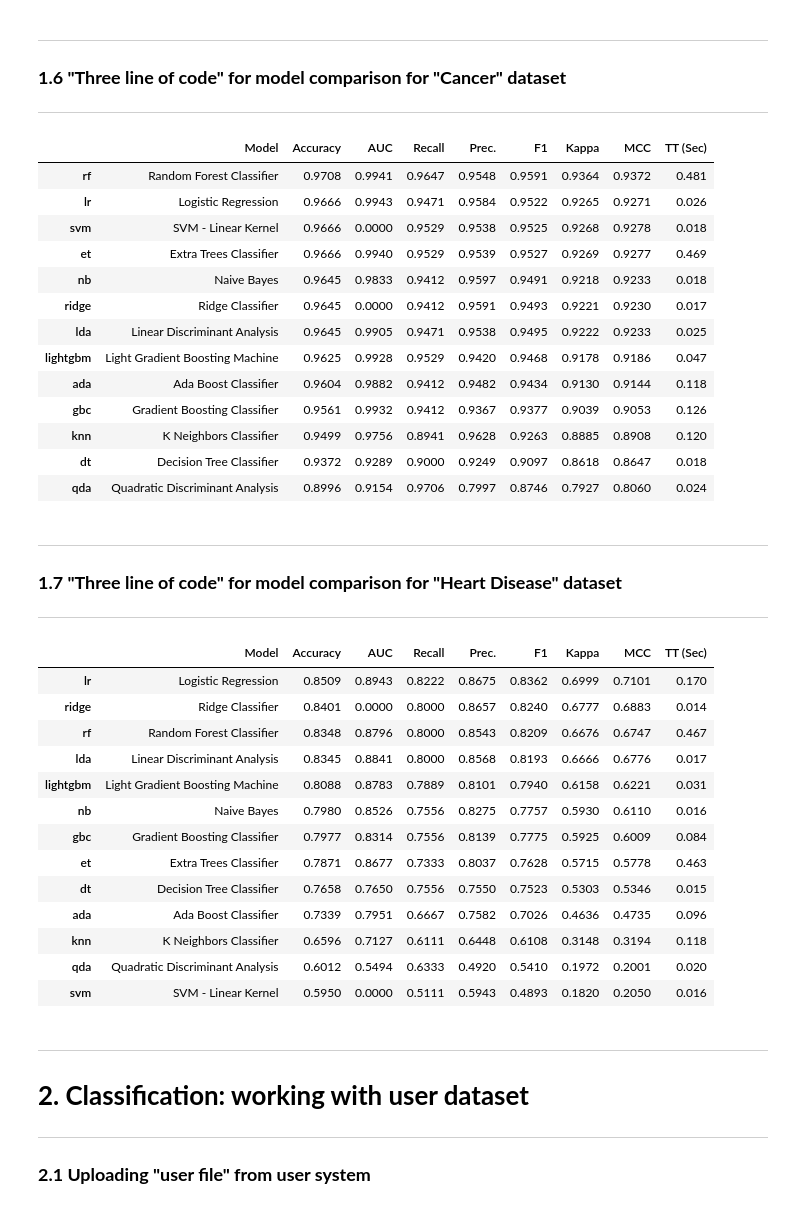
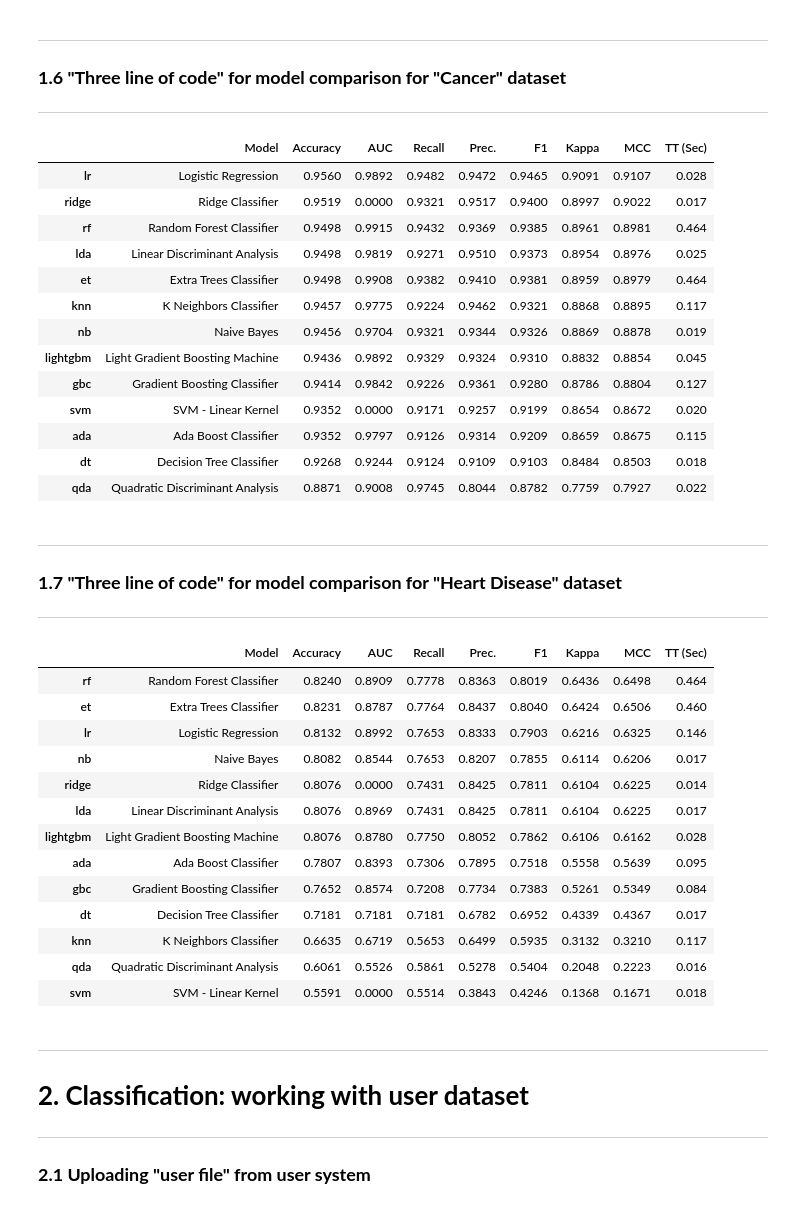
Before and after one commit to psrana/Machine-Learning-using-PyCaret, a Jupyter notebook: 02_PyCaret_for_Classification_with_Results.ipynb, the cells around one changed output. Drawn from its saved outputs; the diff is of its cells as text; code cells hidden in the pictures.

```diff
--- a/02_PyCaret_for_Classification_with_Results.ipynb
+++ b/02_PyCaret_for_Classification_with_Results.ipynb
@@ -149,25 +150,25 @@ cm = compare_models()
 # %%
 from pycaret.datasets import get_data
 from pycaret.classification import *
 
 cancerDataSet = get_data("cancer")
-s = setup(data = cancerDataSet, target='Class', silent=True)
+s = setup(data = cancerDataSet, target='Class', train_size = 0.7, data_split_shuffle = False, silent=True)
 cm = compare_models()
 # %% [output]
 |  | Model | Accuracy | AUC | Recall | Prec. | F1 | Kappa | MCC | TT (Sec) |
-| rf | Random Forest Classifier | 0.9708 | 0.9941 | 0.9647 | 0.9548 | 0.9591 | 0.9364 | 0.9372 | 0.481 |
-| lr | Logistic Regression | 0.9666 | 0.9943 | 0.9471 | 0.9584 | 0.9522 | 0.9265 | 0.9271 | 0.026 |
-| svm | SVM - Linear Kernel | 0.9666 | 0.0000 | 0.9529 | 0.9538 | 0.9525 | 0.9268 | 0.9278 | 0.018 |
-| et | Extra Trees Classifier | 0.9666 | 0.9940 | 0.9529 | 0.9539 | 0.9527 | 0.9269 | 0.9277 | 0.469 |
-| nb | Naive Bayes | 0.9645 | 0.9833 | 0.9412 | 0.9597 | 0.9491 | 0.9218 | 0.9233 | 0.018 |
-| ridge | Ridge Classifier | 0.9645 | 0.0000 | 0.9412 | 0.9591 | 0.9493 | 0.9221 | 0.9230 | 0.017 |
-| lda | Linear Discriminant Analysis | 0.9645 | 0.9905 | 0.9471 | 0.9538 | 0.9495 | 0.9222 | 0.9233 | 0.025 |
-| lightgbm | Light Gradient Boosting Machine | 0.9625 | 0.9928 | 0.9529 | 0.9420 | 0.9468 | 0.9178 | 0.9186 | 0.047 |
-| ada | Ada Boost Classifier | 0.9604 | 0.9882 | 0.9412 | 0.9482 | 0.9434 | 0.9130 | 0.9144 | 0.118 |
-| gbc | Gradient Boosting Classifier | 0.9561 | 0.9932 | 0.9412 | 0.9367 | 0.9377 | 0.9039 | 0.9053 | 0.126 |
-| knn | K Neighbors Classifier | 0.9499 | 0.9756 | 0.8941 | 0.9628 | 0.9263 | 0.8885 | 0.8908 | 0.120 |
-| dt | Decision Tree Classifier | 0.9372 | 0.9289 | 0.9000 | 0.9249 | 0.9097 | 0.8618 | 0.8647 | 0.018 |
-| qda | Quadratic Discriminant Analysis | 0.8996 | 0.9154 | 0.9706 | 0.7997 | 0.8746 | 0.7927 | 0.8060 | 0.024 |
+| lr | Logistic Regression | 0.9560 | 0.9892 | 0.9482 | 0.9472 | 0.9465 | 0.9091 | 0.9107 | 0.028 |
+| ridge | Ridge Classifier | 0.9519 | 0.0000 | 0.9321 | 0.9517 | 0.9400 | 0.8997 | 0.9022 | 0.017 |
+| rf | Random Forest Classifier | 0.9498 | 0.9915 | 0.9432 | 0.9369 | 0.9385 | 0.8961 | 0.8981 | 0.464 |
+| lda | Linear Discriminant Analysis | 0.9498 | 0.9819 | 0.9271 | 0.9510 | 0.9373 | 0.8954 | 0.8976 | 0.025 |
+| et | Extra Trees Classifier | 0.9498 | 0.9908 | 0.9382 | 0.9410 | 0.9381 | 0.8959 | 0.8979 | 0.464 |
+| knn | K Neighbors Classifier | 0.9457 | 0.9775 | 0.9224 | 0.9462 | 0.9321 | 0.8868 | 0.8895 | 0.117 |
+| nb | Naive Bayes | 0.9456 | 0.9704 | 0.9321 | 0.9344 | 0.9326 | 0.8869 | 0.8878 | 0.019 |
+| lightgbm | Light Gradient Boosting Machine | 0.9436 | 0.9892 | 0.9329 | 0.9324 | 0.9310 | 0.8832 | 0.8854 | 0.045 |
+| gbc | Gradient Boosting Classifier | 0.9414 | 0.9842 | 0.9226 | 0.9361 | 0.9280 | 0.8786 | 0.8804 | 0.127 |
+| svm | SVM - Linear Kernel | 0.9352 | 0.0000 | 0.9171 | 0.9257 | 0.9199 | 0.8654 | 0.8672 | 0.020 |
+| ada | Ada Boost Classifier | 0.9352 | 0.9797 | 0.9126 | 0.9314 | 0.9209 | 0.8659 | 0.8675 | 0.115 |
+| dt | Decision Tree Classifier | 0.9268 | 0.9244 | 0.9124 | 0.9109 | 0.9103 | 0.8484 | 0.8503 | 0.018 |
+| qda | Quadratic Discriminant Analysis | 0.8871 | 0.9008 | 0.9745 | 0.8044 | 0.8782 | 0.7759 | 0.7927 | 0.022 |
 # %% [markdown]
 ---
 ### **1.7 "Three line of code" for model comparison for "Heart Disease" dataset**
@@ -177,23 +178,23 @@ from pycaret.datasets import get_data
 from pycaret.classification import *
 
 heartDiseaseDataSet = get_data("heart_disease")
-s = setup(data = heartDiseaseDataSet, target='Disease', silent=True)
+s = setup(data = heartDiseaseDataSet, target='Disease', train_size = 0.7, data_split_shuffle = False, silent=True)
 cm = compare_models()
 # %% [output]
 |  | Model | Accuracy | AUC | Recall | Prec. | F1 | Kappa | MCC | TT (Sec) |
-| lr | Logistic Regression | 0.8509 | 0.8943 | 0.8222 | 0.8675 | 0.8362 | 0.6999 | 0.7101 | 0.170 |
-| ridge | Ridge Classifier | 0.8401 | 0.0000 | 0.8000 | 0.8657 | 0.8240 | 0.6777 | 0.6883 | 0.014 |
-| rf | Random Forest Classifier | 0.8348 | 0.8796 | 0.8000 | 0.8543 | 0.8209 | 0.6676 | 0.6747 | 0.467 |
-| lda | Linear Discriminant Analysis | 0.8345 | 0.8841 | 0.8000 | 0.8568 | 0.8193 | 0.6666 | 0.6776 | 0.017 |
-| lightgbm | Light Gradient Boosting Machine | 0.8088 | 0.8783 | 0.7889 | 0.8101 | 0.7940 | 0.6158 | 0.6221 | 0.031 |
-| nb | Naive Bayes | 0.7980 | 0.8526 | 0.7556 | 0.8275 | 0.7757 | 0.5930 | 0.6110 | 0.016 |
-| gbc | Gradient Boosting Classifier | 0.7977 | 0.8314 | 0.7556 | 0.8139 | 0.7775 | 0.5925 | 0.6009 | 0.084 |
-| et | Extra Trees Classifier | 0.7871 | 0.8677 | 0.7333 | 0.8037 | 0.7628 | 0.5715 | 0.5778 | 0.463 |
-| dt | Decision Tree Classifier | 0.7658 | 0.7650 | 0.7556 | 0.7550 | 0.7523 | 0.5303 | 0.5346 | 0.015 |
-| ada | Ada Boost Classifier | 0.7339 | 0.7951 | 0.6667 | 0.7582 | 0.7026 | 0.4636 | 0.4735 | 0.096 |
-| knn | K Neighbors Classifier | 0.6596 | 0.7127 | 0.6111 | 0.6448 | 0.6108 | 0.3148 | 0.3194 | 0.118 |
-| qda | Quadratic Discriminant Analysis | 0.6012 | 0.5494 | 0.6333 | 0.4920 | 0.5410 | 0.1972 | 0.2001 | 0.020 |
-| svm | SVM - Linear Kernel | 0.5950 | 0.0000 | 0.5111 | 0.5943 | 0.4893 | 0.1820 | 0.2050 | 0.016 |
+| rf | Random Forest Classifier | 0.8240 | 0.8909 | 0.7778 | 0.8363 | 0.8019 | 0.6436 | 0.6498 | 0.464 |
+| et | Extra Trees Classifier | 0.8231 | 0.8787 | 0.7764 | 0.8437 | 0.8040 | 0.6424 | 0.6506 | 0.460 |
+| lr | Logistic Regression | 0.8132 | 0.8992 | 0.7653 | 0.8333 | 0.7903 | 0.6216 | 0.6325 | 0.146 |
+| nb | Naive Bayes | 0.8082 | 0.8544 | 0.7653 | 0.8207 | 0.7855 | 0.6114 | 0.6206 | 0.017 |
+| ridge | Ridge Classifier | 0.8076 | 0.0000 | 0.7431 | 0.8425 | 0.7811 | 0.6104 | 0.6225 | 0.014 |
+| lda | Linear Discriminant Analysis | 0.8076 | 0.8969 | 0.7431 | 0.8425 | 0.7811 | 0.6104 | 0.6225 | 0.017 |
+| lightgbm | Light Gradient Boosting Machine | 0.8076 | 0.8780 | 0.7750 | 0.8052 | 0.7862 | 0.6106 | 0.6162 | 0.028 |
+| ada | Ada Boost Classifier | 0.7807 | 0.8393 | 0.7306 | 0.7895 | 0.7518 | 0.5558 | 0.5639 | 0.095 |
+| gbc | Gradient Boosting Classifier | 0.7652 | 0.8574 | 0.7208 | 0.7734 | 0.7383 | 0.5261 | 0.5349 | 0.084 |
+| dt | Decision Tree Classifier | 0.7181 | 0.7181 | 0.7181 | 0.6782 | 0.6952 | 0.4339 | 0.4367 | 0.017 |
+| knn | K Neighbors Classifier | 0.6635 | 0.6719 | 0.5653 | 0.6499 | 0.5935 | 0.3132 | 0.3210 | 0.117 |
+| qda | Quadratic Discriminant Analysis | 0.6061 | 0.5526 | 0.5861 | 0.5278 | 0.5404 | 0.2048 | 0.2223 | 0.016 |
+| svm | SVM - Linear Kernel | 0.5591 | 0.0000 | 0.5514 | 0.3843 | 0.4246 | 0.1368 | 0.1671 | 0.018 |
 # %% [markdown]
 ---
 # **2. Classification: working with user dataset**
```
Also changed, not shown: parts of 25 cells of this notebook.
